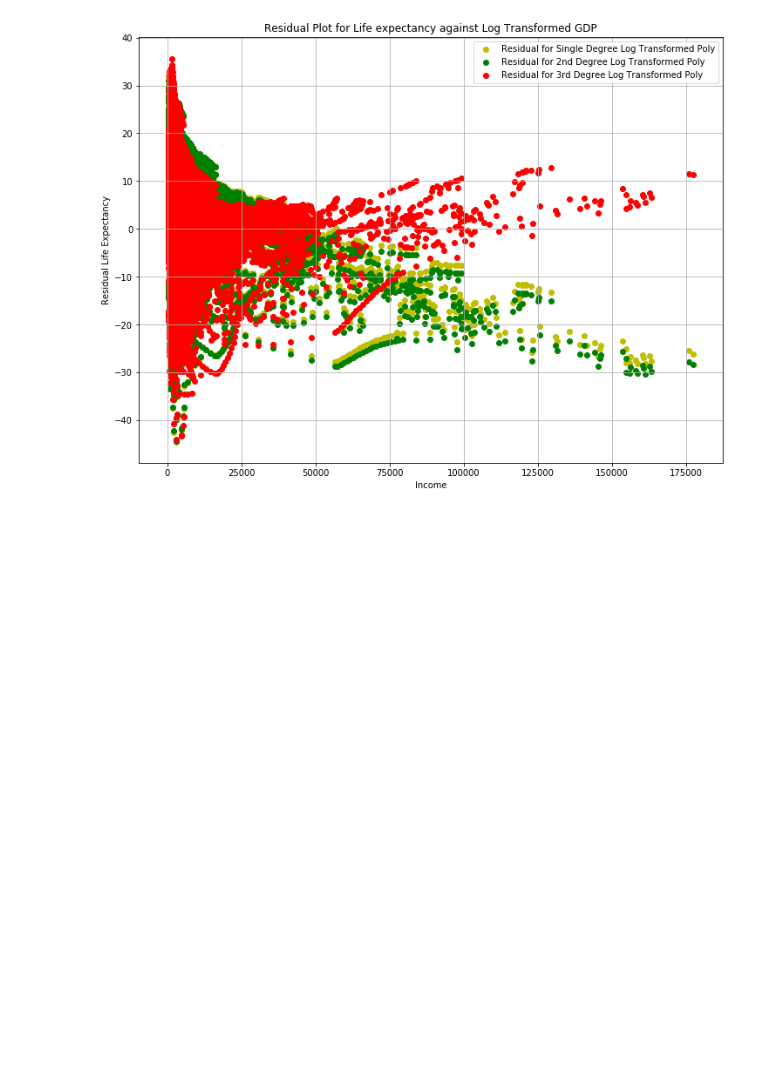
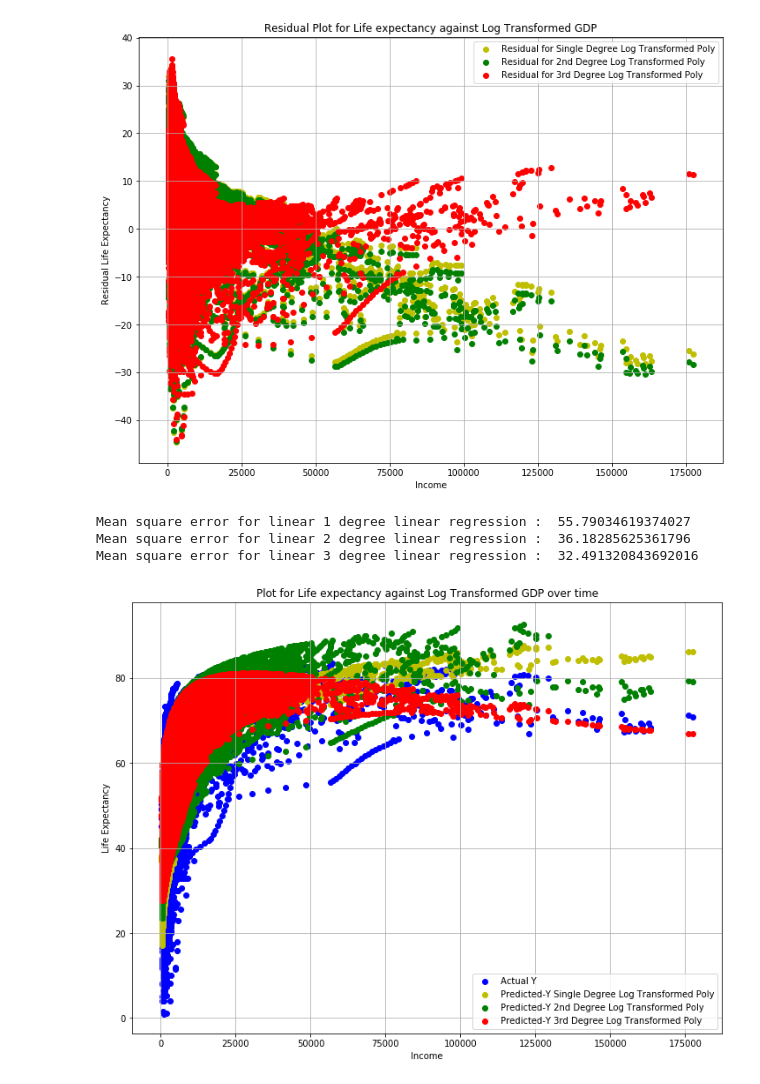
Before and after one commit to ParthTandel/DS5500-Assignment-2, a Jupyter notebook: Question_1.ipynb, the cells around one changed output. Saved outputs shown, nothing was run; the diff lists cells and outputs as text; code cells hidden in the pictures; blank space fills up the shorter version.

```diff
--- a/Question_1.ipynb
+++ b/Question_1.ipynb
@@ -229,3 +229,68 @@ plt.grid(True)
 plt.show()
 # %% [output]
 [figure]
+# %%
+X = []
+for i in zip(gdp_life_exp_table["log_income"], gdp_life_exp_table["Year"]):
+    X.append([i[0], i[1]])
+# X = [[x] for x in gdp_life_exp_table["log_income"]]
+reg = LinearRegression().fit(X, gdp_life_exp_table[Y_var_name])
+Y = reg.predict(X)
+
+poly = PolynomialFeatures(degree=2)
+X_poly = poly.fit_transform(X)
+reg = LinearRegression().fit(X_poly, gdp_life_exp_table[Y_var_name])
+Y_poly = reg.predict(X_poly)
+
+poly = PolynomialFeatures(degree=3)
+X_poly = poly.fit_transform(X)
+reg = LinearRegression().fit(X_poly, gdp_life_exp_table[Y_var_name])
+Y_poly_2= reg.predict(X_poly)
+# %%
+print("Mean square error for linear 1 degree linear regression : ", \
+      mean_squared_error(gdp_life_exp_table[Y_var_name], Y))
+print("Mean square error for linear 2 degree linear regression : ", \
+      mean_squared_error(gdp_life_exp_table[Y_var_name], Y_poly))
+print("Mean square error for linear 3 degree linear regression : ", \
+      mean_squared_error(gdp_life_exp_table[Y_var_name], Y_poly_2))
+# %% [output]
+Mean square error for linear 1 degree linear regression :  55.79034619374027
+Mean square error for linear 2 degree linear regression :  36.18285625361796
+Mean square error for linear 3 degree linear regression :  32.491320843692016
+# %%
+
+fig_size = plt.rcParams["figure.figsize"]
+fig_size[0] = 12
+fig_size[1] = 9
+plt.rcParams["figure.figsize"] = fig_size
+plt.scatter(x = gdp_life_exp_table["income"],
+            y = gdp_life_exp_table[Y_var_name],
+            c='b',
+            label='Actual Y')
+
+plt.scatter(x = gdp_life_exp_table["income"],
+            y = Y,
+            c='y',
+            label='Predicted-Y Single Degree Log Transformed Poly')
+
+plt.scatter(x = gdp_life_exp_table["income"],
+            y = Y_poly,
+            c='g',
+            label='Predicted-Y 2nd Degree Log Transformed Poly')
+
+
+plt.scatter(x = gdp_life_exp_table["income"],
+            y = Y_poly_2,
+            c='r',
+            label='Predicted-Y 3rd Degree Log Transformed Poly')
+
+plt.xlabel('Income')
+plt.ylabel('Life Expectancy')
+
+
+plt.title('Plot for Life expectancy against Log Transformed GDP over time')
+plt.grid(True)
+plt.legend()
+plt.show()
+# %% [output]
+[figure, added]
```
Also changed, not shown: parts of 1 cell of this notebook, 14 other files.
